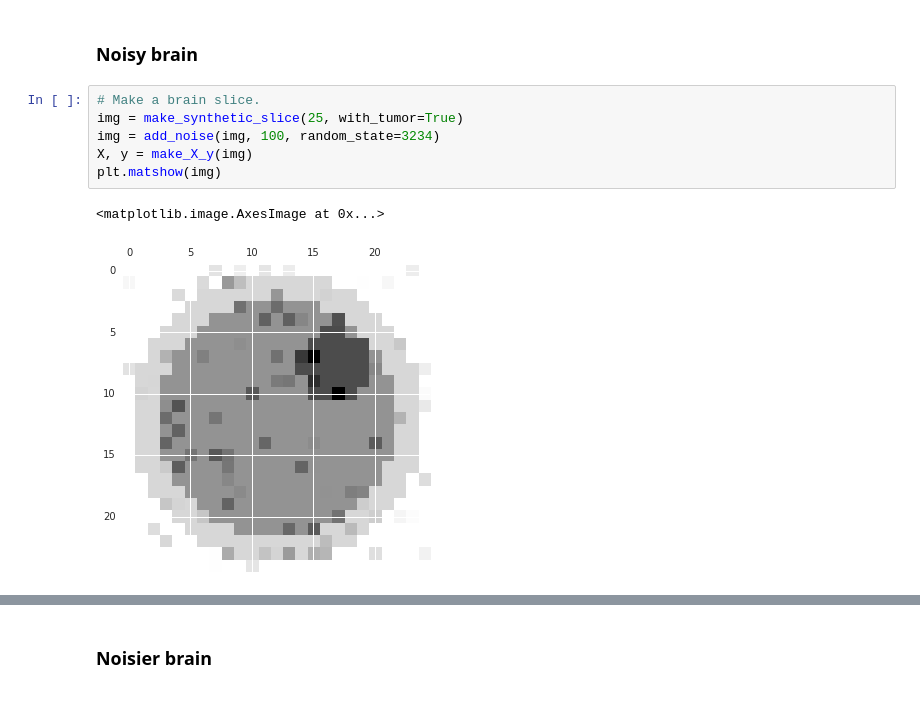
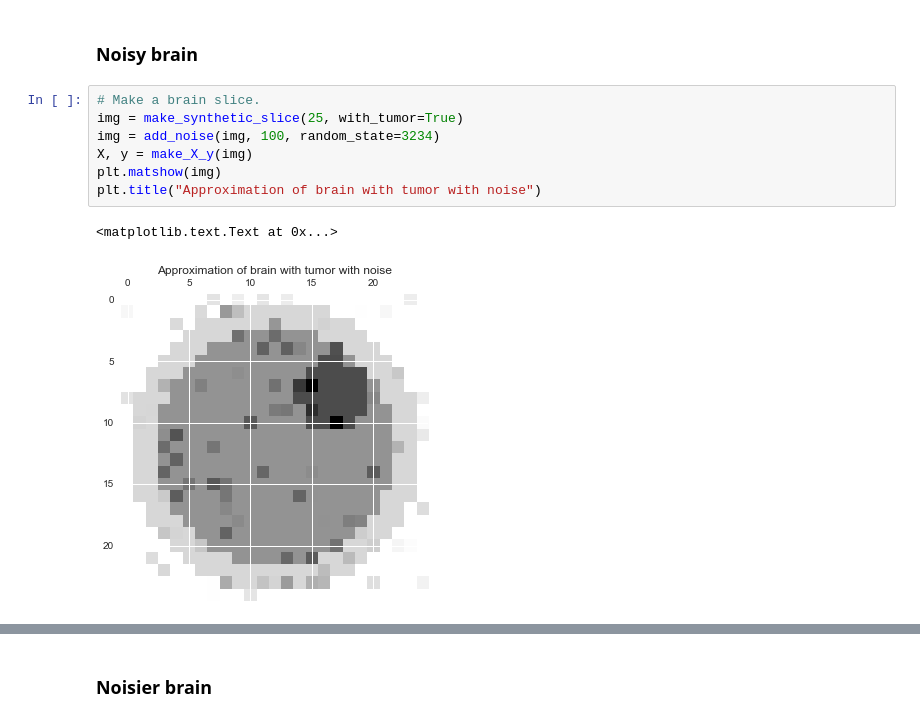
Before and after one commit to kaczmarj/meningioma, a Jupyter notebook: notebooks/dim_reduction.ipynb, the cells around one changed output, grey strips where cells are left out. Cells and saved outputs as stored; diff of their text form.

```diff
--- a/notebooks/dim_reduction.ipynb
+++ b/notebooks/dim_reduction.ipynb
@@ -248,12 +246,13 @@ plt.show()
 # %%
 # Make a brain slice.
 img = make_synthetic_slice(25, with_tumor=True)
 img = add_noise(img, 100, random_state=3234)
 X, y = make_X_y(img)
 plt.matshow(img)
+plt.title("Approximation of brain with tumor with noise")
 # %% [output]
-<matplotlib.image.AxesImage at 0x...>
+<matplotlib.text.Text at 0x...>
-[figure, old version]
+[figure, new version]
 # %%
 fig, axes = plt.subplots(nrows=4, ncols=4, sharex=True, sharey=True)
 for (name, func), ax in zip(pairwise_funcs, axes.flatten()):
```
Also changed, not shown: parts of 12 cells of this notebook.
